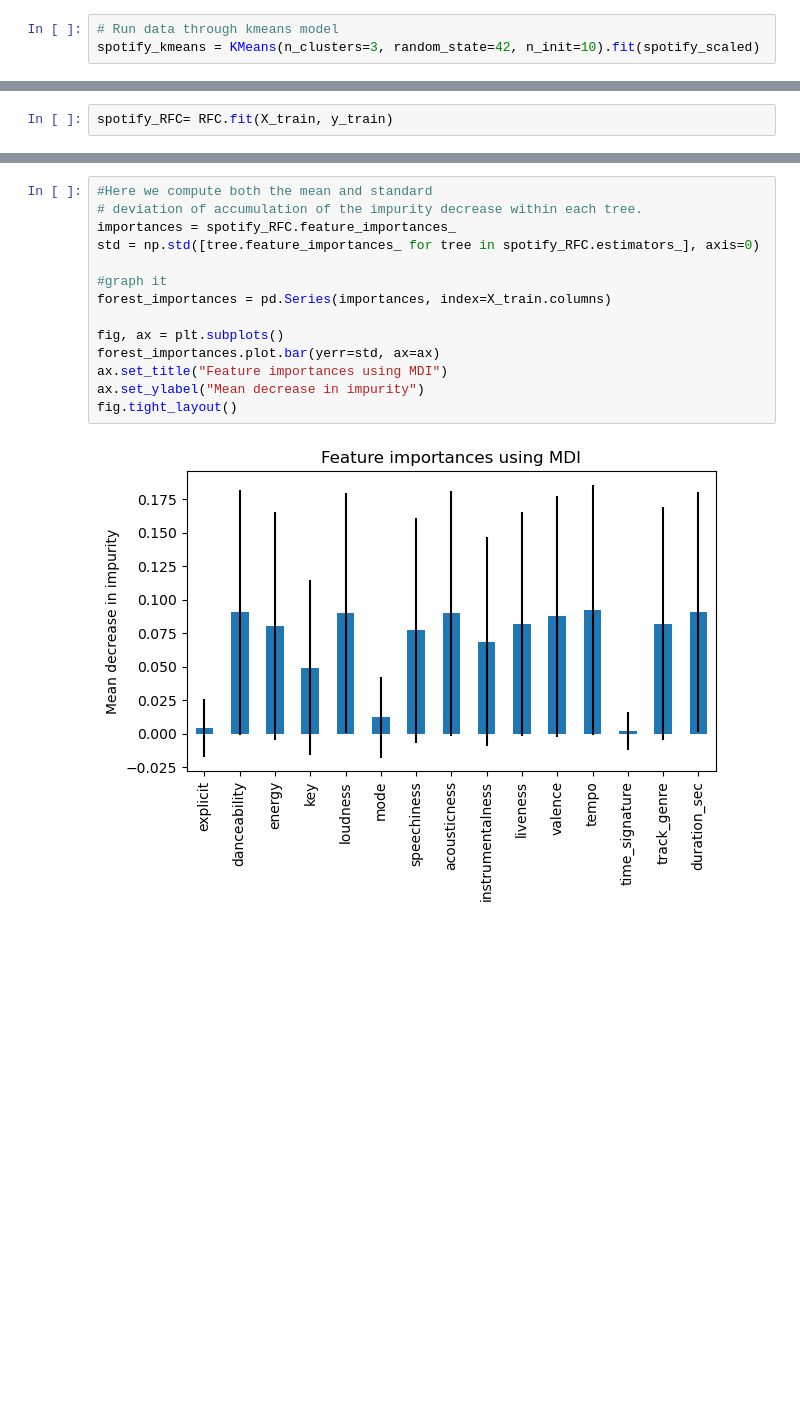
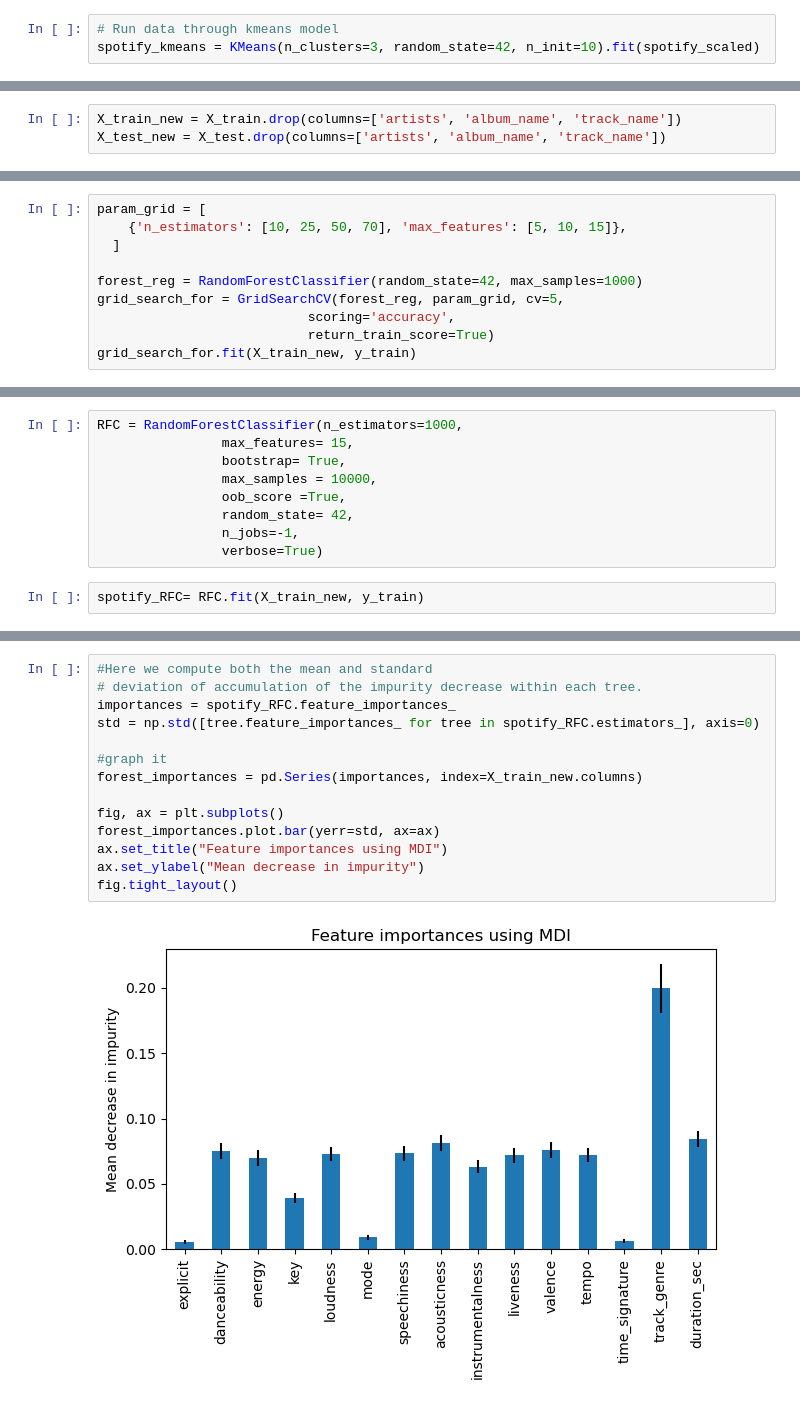
Before and after one commit to victoriaoak/ds3001-final-project, a Jupyter notebook: final_project.ipynb, the cells around one changed output, grey strips where cells are left out. Saved outputs shown, nothing was run; the diff lists cells and outputs as text; blank space fills up the shorter version.

Commit message:
random forest

```diff
--- a/final_project.ipynb
+++ b/final_project.ipynb
@@ -391,0 +420,3 @@ RFC = RandomForestClassifier(n_estimators=1000, #<- Number of trees to grow. Thi
+# %%
+X_train_new = X_train.drop(columns=['artists', 'album_name', 'track_name'])
+X_test_new = X_test.drop(columns=['artists', 'album_name', 'track_name'])
@@ -391,0 +463,10 @@ RFC = RandomForestClassifier(n_estimators=1000, #<- Number of trees to grow. Thi
+# %%
+param_grid = [
+    {'n_estimators': [10, 25, 50, 70], 'max_features': [5, 10, 15]},
+  ]
+
+forest_reg = RandomForestClassifier(random_state=42, max_samples=1000)
+grid_search_for = GridSearchCV(forest_reg, param_grid, cv=5,
+                           scoring='accuracy',
+                           return_train_score=True)
+grid_search_for.fit(X_train_new, y_train)
@@ -392,4 +484,13 @@ RFC = RandomForestClassifier(n_estimators=1000, #<- Number of trees to grow. Thi
+# %%
+RFC = RandomForestClassifier(n_estimators=1000,
+                max_features= 15,
+                bootstrap= True,
+                max_samples = 10000,
+                oob_score =True,
+                random_state= 42,
+                n_jobs=-1,
+                verbose=True)
 # %%
-spotify_RFC= RFC.fit(X_train, y_train)
+spotify_RFC= RFC.fit(X_train_new, y_train)
 # %% [output]
 [Parallel(n_jobs=-1)]: Using backend ThreadingBackend with 8 concurrent workers.
@@ -437,16 +573,16 @@ time_signature      0.002278
 # %%
 #Here we compute both the mean and standard
 # deviation of accumulation of the impurity decrease within each tree.
 importances = spotify_RFC.feature_importances_
 std = np.std([tree.feature_importances_ for tree in spotify_RFC.estimators_], axis=0)
 
 #graph it
-forest_importances = pd.Series(importances, index=X_train.columns)
+forest_importances = pd.Series(importances, index=X_train_new.columns)
 
 fig, ax = plt.subplots()
 forest_importances.plot.bar(yerr=std, ax=ax)
 ax.set_title("Feature importances using MDI")
 ax.set_ylabel("Mean decrease in impurity")
 fig.tight_layout()
 # %% [output]
-[figure, old version]
+[figure, new version]
```
Also changed, not shown: parts of 45 cells of this notebook.
